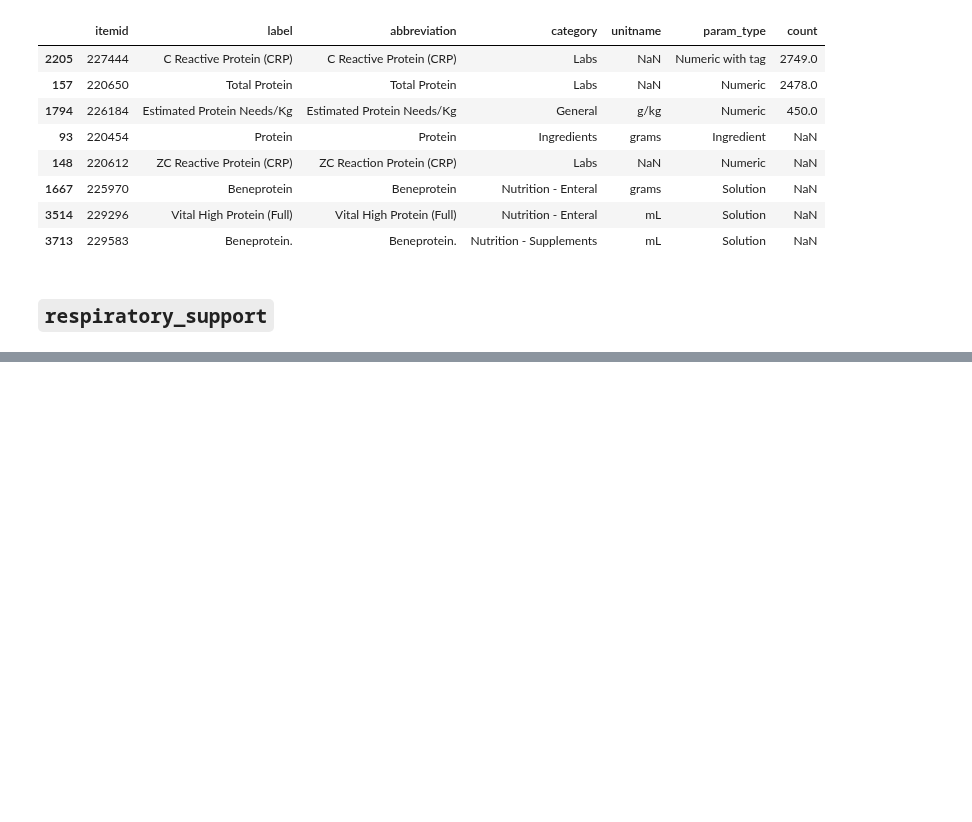
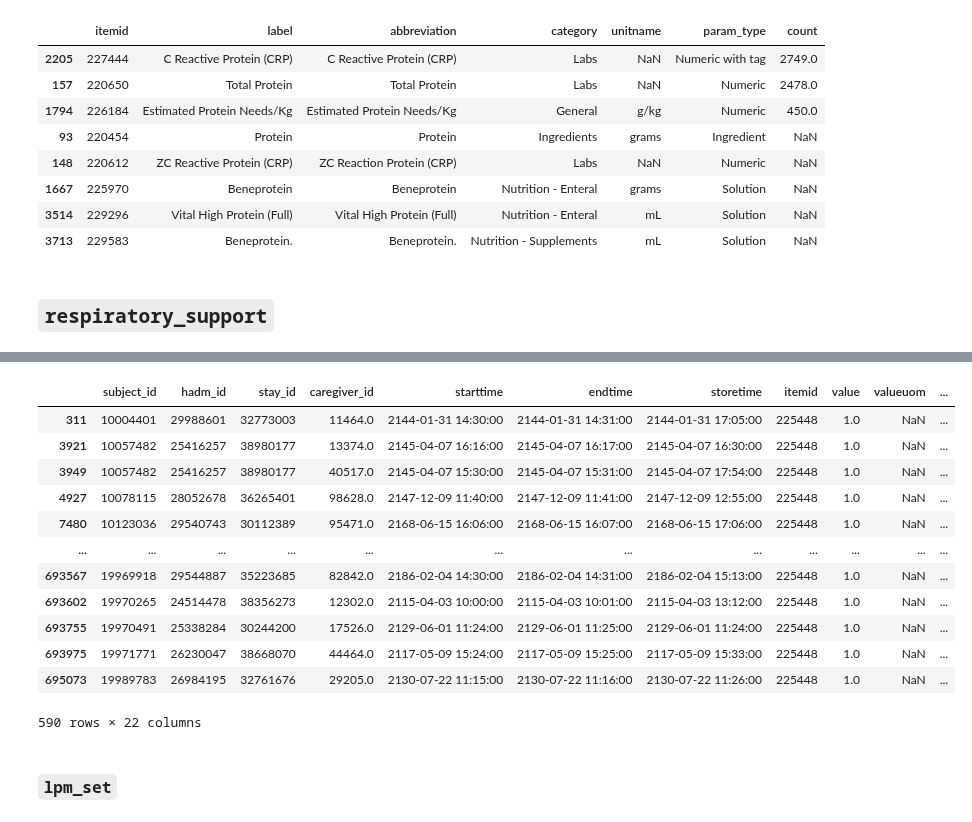
Before and after one commit to oldsandiaz/mimicclif, a Jupyter notebook: code/eda.ipynb, the cells around one changed output, grey strips where cells are left out. Cells and saved outputs as stored; diff of their text form; code cells hidden in the pictures; blank space fills up the shorter version.

```diff
--- a/code/eda.ipynb
+++ b/code/eda.ipynb
@@ -21,6 +21,15 @@ from code.custom_utils import *
-# %%
-d_items = pd.read_csv("../mimic-iv-2.2/icu/d_items.csv.gz")
-chartevents = pd.read_parquet('../mimic-iv-2.2/icu/chartevents.parquet')
-
-def load_mimic_table(module, table):
-    return pd.read_parquet(f'../mimic-iv-2.2/{module}/{table}.parquet')
+# %%
+def load_mimic_table(module, table, file_type):
+    if file_type in ["pq", "parquet"]:
+        return pd.read_parquet(f'../mimic-iv-2.2/{module}/{table}.parquet')
+    elif file_type == "csv":
+        return pd.read_csv(f'../mimic-iv-2.2/{module}/{table}.csv.gz')
+
+d_items = load_mimic_table("icu", "d_items", "csv")
+chartevents = load_mimic_table("icu", "chartevents", "parquet")
+procedureevents = load_mimic_table("icu", "procedureevents", "csv")
+datetimeevents = load_mimic_table("icu", "datetimeevents", "csv")
+inputevents = load_mimic_table("icu", "inputevents", "csv")
+outputevents = load_mimic_table("icu", "outputevents", "csv")
+# d_items = pd.read_csv("../mimic-iv-2.2/icu/d_items.csv.gz")
+# chartevents = pd.read_parquet('../mimic-iv-2.2/icu/chartevents.parquet')
@@ -565,0 +698,18 @@ item label is Intellivent (Hamilton Vent Mode)
+# %%
+item_id_to_events(225448, procedureevents)
+# %% [output]
+|  | subject_id | hadm_id | stay_id | caregiver_id | starttime | endtime | storetime | itemid | value | valueuom | ... |
+| 311 | 10004401 | 29988601 | 32773003 | 11464.0 | 2144-01-31 14:30:00 | 2144-01-31 14:31:00 | 2144-01-31 17:05:00 | 225448 | 1.0 | NaN | ... |
+| 3921 | 10057482 | 25416257 | 38980177 | 13374.0 | 2145-04-07 16:16:00 | 2145-04-07 16:17:00 | 2145-04-07 16:30:00 | 225448 | 1.0 | NaN | ... |
+| 3949 | 10057482 | 25416257 | 38980177 | 40517.0 | 2145-04-07 15:30:00 | 2145-04-07 15:31:00 | 2145-04-07 17:54:00 | 225448 | 1.0 | NaN | ... |
+| 4927 | 10078115 | 28052678 | 36265401 | 98628.0 | 2147-12-09 11:40:00 | 2147-12-09 11:41:00 | 2147-12-09 12:55:00 | 225448 | 1.0 | NaN | ... |
+| 7480 | 10123036 | 29540743 | 30112389 | 95471.0 | 2168-06-15 16:06:00 | 2168-06-15 16:07:00 | 2168-06-15 17:06:00 | 225448 | 1.0 | NaN | ... |
+| ... | ... | ... | ... | ... | ... | ... | ... | ... | ... | ... | ... |
+| 693567 | 19969918 | 29544887 | 35223685 | 82842.0 | 2186-02-04 14:30:00 | 2186-02-04 14:31:00 | 2186-02-04 15:13:00 | 225448 | 1.0 | NaN | ... |
+| 693602 | 19970265 | 24514478 | 38356273 | 12302.0 | 2115-04-03 10:00:00 | 2115-04-03 10:01:00 | 2115-04-03 13:12:00 | 225448 | 1.0 | NaN | ... |
+| 693755 | 19970491 | 25338284 | 30244200 | 17526.0 | 2129-06-01 11:24:00 | 2129-06-01 11:25:00 | 2129-06-01 11:24:00 | 225448 | 1.0 | NaN | ... |
+| 693975 | 19971771 | 26230047 | 38668070 | 44464.0 | 2117-05-09 15:24:00 | 2117-05-09 15:25:00 | 2117-05-09 15:33:00 | 225448 | 1.0 | NaN | ... |
+| 695073 | 19989783 | 26984195 | 32761676 | 29205.0 | 2130-07-22 11:15:00 | 2130-07-22 11:16:00 | 2130-07-22 11:26:00 | 225448 | 1.0 | NaN | ... |
+590 rows × 22 columns
+# %% [markdown]
+### `lpm_set`
```
Also changed, not shown: parts of 19 cells of this notebook.
